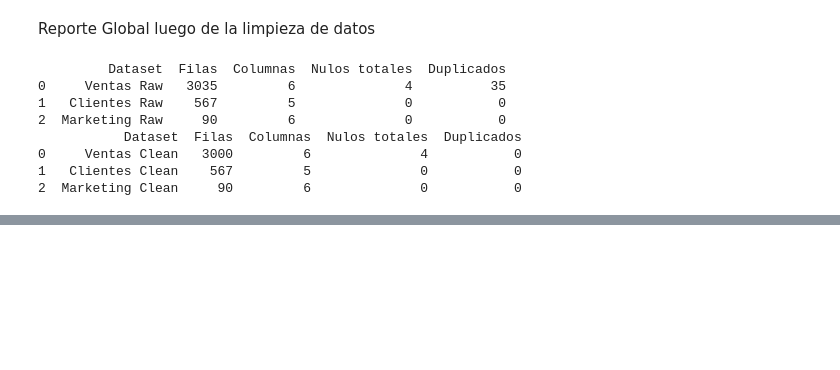
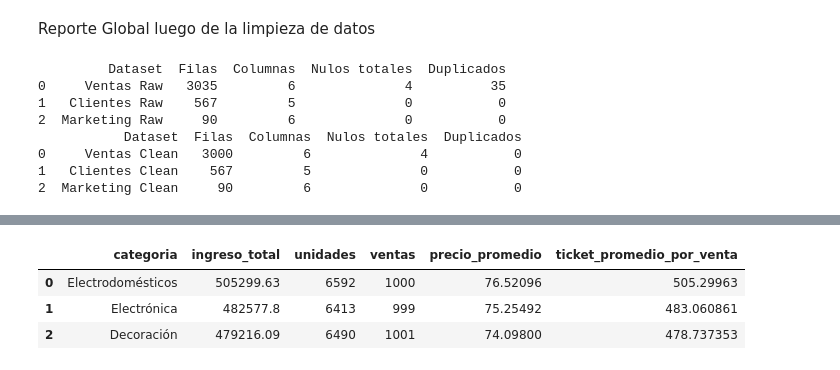
Before and after one commit to mayrasotoperez/SOTO-PEREZ-Mayra---Comisi-n-25262--TPI-Data-Analytics, a Jupyter notebook: Pre-entrega.ipynb, the cells around one changed output, grey strips where cells are left out. Drawn from its saved outputs; the diff is of its cells as text; code cells hidden in the pictures; blank space fills up the shorter version.

```diff
--- a/Pre-entrega.ipynb
+++ b/Pre-entrega.ipynb
@@ -470,0 +741,88 @@ Ordenar de mayor a menor.
+# %%
+# ============================================
+# 8) AGREGACIÓN: resumen por categoría
+# ============================================
+# Requisitos:
+# - 'ventas_clean' tiene columnas 'precio', 'cantidad' y alguna columna "categoría".
+# ============================================
+
+# -- Helper para detectar la columna de categoría --
+def encontrar_columna(df, candidatos):
+    """
+    df: DataFrame de pandas que queremos inspeccionar.
+    candidatos: iterable de strings con patrones posibles para el nombre de la columna
+                (por ejemplo: ["categoria", "cat", "segmento"]).
+    Devuelve:
+      - El nombre de la PRIMERA columna cuyo nombre contenga alguno de los patrones (búsqueda por subcadena,
+        sin distinguir mayúsculas/minúsculas).
+      - None si no encuentra coincidencias.
+    """
+
+    # Recorremos todos los nombres de columnas del DataFrame (df.columns es un Index con esos nombres).
+    for c in df.columns:
+
+        # any(...) devuelve True si AL MENOS UNO de los elementos del generador interno es True.
+        # Generador: (p in c.lower() for p in candidatos)
+        #   - c.lower(): pasamos el nombre de la columna a minúsculas para comparar sin importar mayúsculas/minúsculas.
+        #   - p in c.lower(): chequea si el patrón 'p' aparece como SUBCADENA dentro del nombre de la columna.
+        #   - Se evalúa para cada 'p' en 'candidatos'.
+        if any(p in c.lower() for p in candidatos):
+           # Si encontramos una coincidencia, devolvemos inmediatamente el nombre ORIGINAL de la columna.
+            return c
+    # Si terminamos el bucle sin encontrar coincidencias, devolvemos None para indicar "no encontrada".
+    return None
+
+# Nota didáctica:
+# - Esto hace coincidencia por SUBCADENA (ej.: "prod" matchea "producto_sku").
+# - Si querés coincidencia EXACTA, usá igualdad (c.lower() == p) o expresiones regulares.
+# - Si tus datos pueden tener acentos/espacios raros, podés normalizar:
+#     import unicodedata, re
+#     def norm(s): return re.sub(r'\s+', ' ', ''.join(ch for ch in unicodedata.normalize('NFKD', s)
+#                                    if not unicodedata.combining(ch))).strip().lower()
+
+
+# 1) Detectar columna de categoría (acepta variantes)
+cat_col = encontrar_columna(ventas_clean, ["categoria", "categoría", "categoria_producto", "rubro"])
+if cat_col is None:
+    raise ValueError("No se encontró columna de categoría (por ej. 'categoria' o 'rubro').")
+
+# 2) Asegurar columna 'ingreso' (si no existe, crearla)
+if "ingreso" not in ventas_clean.columns:
+    ventas_cat = ventas_clean.assign(ingreso = ventas_clean["precio"] * ventas_clean["cantidad"])
+else:
+    ventas_cat = ventas_clean.copy()
+
+# 3) Agregación por categoría con groupby + agg
+resumen_cat = (
+    ventas_cat
+    .groupby(
+        by=cat_col,      # Puede ser string o lista de strings si quisiéramos agrupar por varias columnas.
+        dropna=False,    # Mantener grupo NaN (si hay filas sin categoría).
+        as_index=False   # Dejar la categoría como columna normal (y no como índice).
+        # observed: si cat_col es 'category' y queremos mostrar solo categorías presentes → True.
+    )
+    .agg(
+        ingreso_total=('ingreso', 'sum'),   # Suma total de ingresos por categoría.
+        unidades=('cantidad', 'sum'),       # Unidades totales vendidas en la categoría.
+        ventas=('ingreso', 'size'),         # Cantidad de registros/filas (ventas) en la categoría.
+        precio_promedio=('precio', 'mean')  # Precio promedio observado en la categoría.
+        # Otras funciones útiles: 'median','max','min','std','var','nunique'...
+    )
+    .sort_values(
+        by='ingreso_total', # Ordenar por ingreso total
+        ascending=False,    # Descendente: mayores arriba
+        na_position='last', # NaN al final
+        ignore_index=True   # Reindexar desde 0
+    )
+)
+
+# 4) Ticket promedio por venta = ingreso_total / ventas
+resumen_cat = resumen_cat.assign(
+    ticket_promedio_por_venta = resumen_cat['ingreso_total'] / resumen_cat['ventas']
+    # assign: crea/reescribe columnas. Alternativa: resumen_cat['ticket_promedio_por_venta'] = ...
+)
+
+print("Columna de categoría detectada:", cat_col)
+print("Resumen por categoría (ordenado por ingreso_total):")
+display(resumen_cat.head(20))
+# %% [output]
@@ -471 +831,5 @@ Ordenar de mayor a menor.
+|  | categoria | ingreso_total | unidades | ventas | precio_promedio | ticket_promedio_por_venta |
+| 0 | Electrodomésticos | 505299.63 | 6592 | 1000 | 76.52096 | 505.29963 |
+| 1 | Electrónica | 482577.8 | 6413 | 999 | 75.25492 | 483.060861 |
+| 2 | Decoración | 479216.09 | 6490 | 1001 | 74.09800 | 478.737353 |
 # %% [markdown]
```
Also changed, not shown: parts of 21 cells of this notebook.
